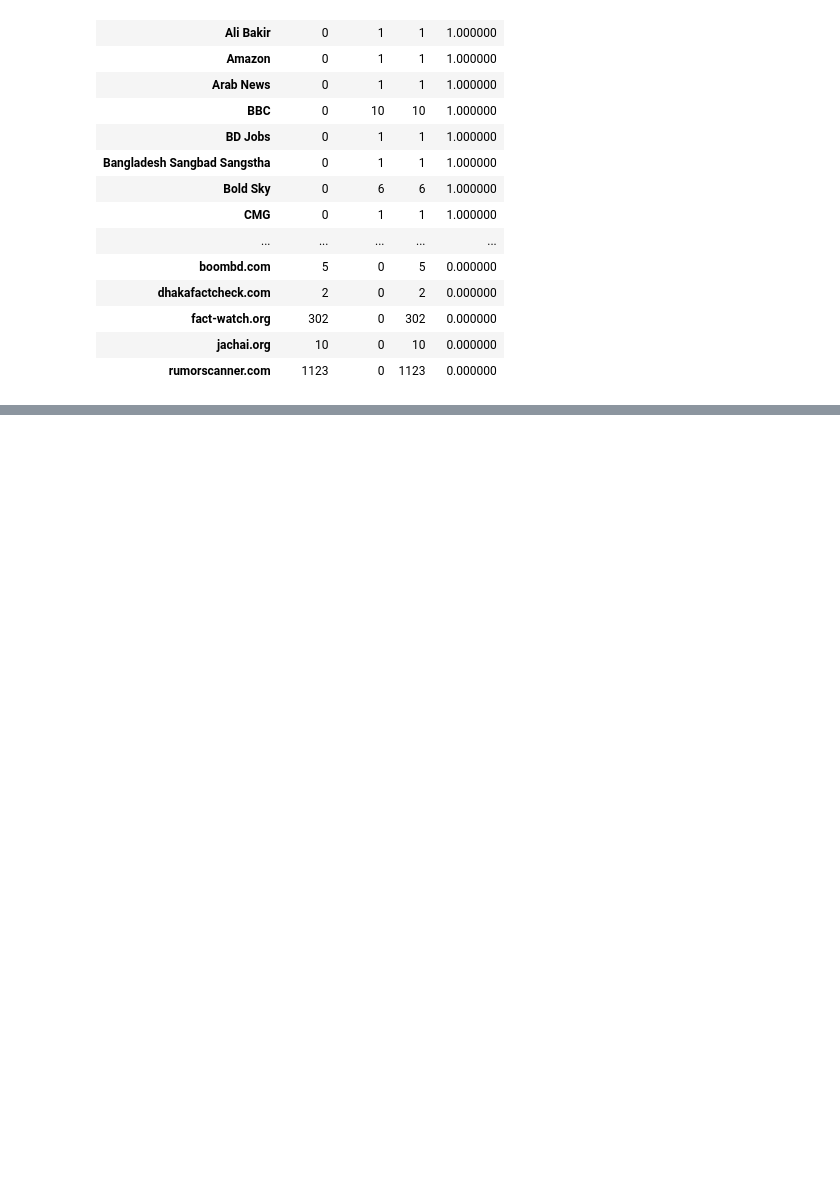
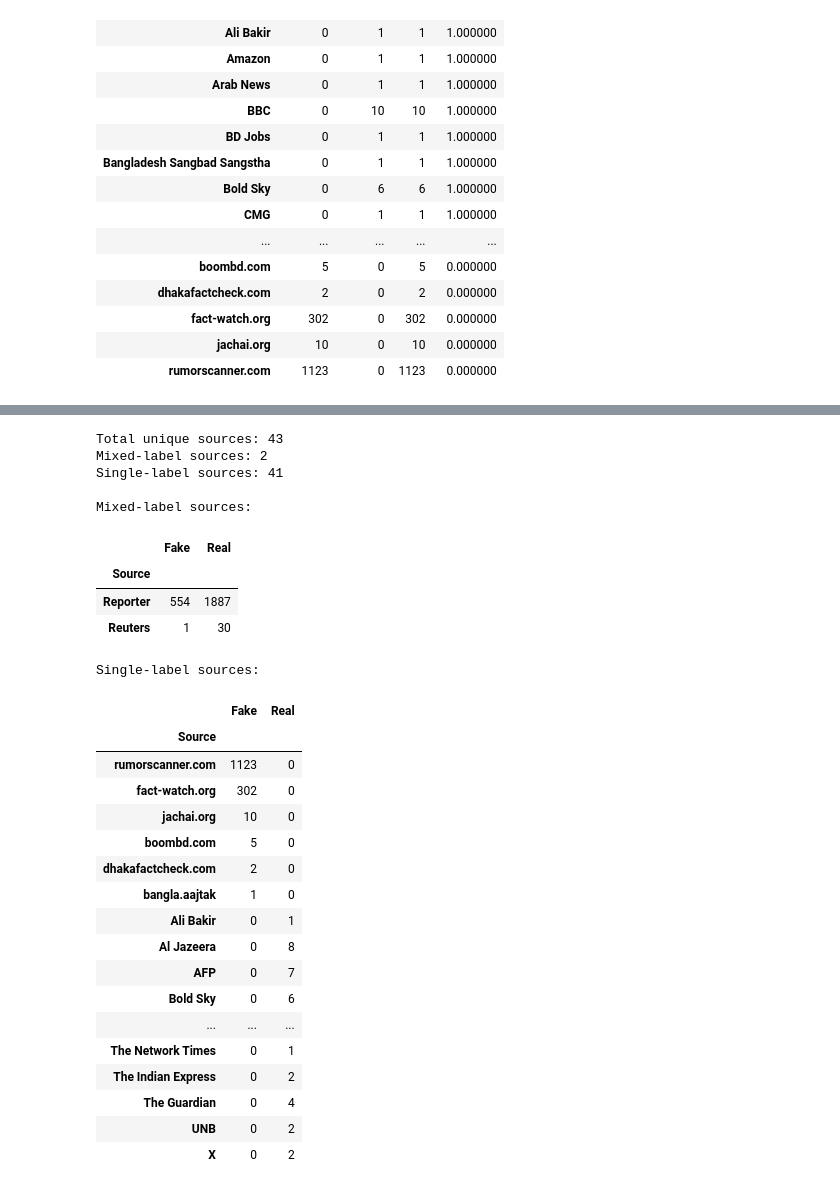
Before and after one commit to jaimulhaque/banglafake-detection, a Jupyter notebook: notebooks/03_research_analysis.ipynb, the cells around one changed output, grey strips where cells are left out. Saved outputs shown, nothing was run; the diff lists cells and outputs as text; code cells hidden in the pictures; blank space fills up the shorter version.

```diff
--- a/notebooks/03_research_analysis.ipynb
+++ b/notebooks/03_research_analysis.ipynb
@@ -1369,0 +1424,64 @@ display(source_label_distribution)
+# %%
+# ============================================================
+# Cell 24: Quantify Source–Label Bias
+# Purpose: Measure how strongly source identity is associated
+#          with Fake/Real labels in the dataset
+# ============================================================
+
+source_label = pd.crosstab(
+    robustness_df["Source"],
+    robustness_df["label"]
+)
+
+source_label.columns = ["Fake", "Real"]
+
+# Sources containing both classes
+mixed_sources = source_label[
+    (source_label["Fake"] > 0) &
+    (source_label["Real"] > 0)
+]
+
+# Sources containing only one class
+single_class_sources = source_label[
+    (source_label["Fake"] == 0) |
+    (source_label["Real"] == 0)
+]
+
+print("Total unique sources:", len(source_label))
+print("Mixed-label sources:", len(mixed_sources))
+print("Single-label sources:", len(single_class_sources))
+
+print("\nMixed-label sources:")
+display(mixed_sources.sort_values("Fake", ascending=False))
+
+print("\nSingle-label sources:")
+display(single_class_sources.sort_values("Fake", ascending=False))
+# %% [output]
+Total unique sources: 43
+Mixed-label sources: 2
+Single-label sources: 41
+
+Mixed-label sources:
+|  | Fake | Real |
+| Source |  |  |
+| Reporter | 554 | 1887 |
+| Reuters | 1 | 30 |
+Single-label sources:
+|  | Fake | Real |
+| Source |  |  |
+| rumorscanner.com | 1123 | 0 |
+| fact-watch.org | 302 | 0 |
+| jachai.org | 10 | 0 |
+| boombd.com | 5 | 0 |
+| dhakafactcheck.com | 2 | 0 |
+| bangla.aajtak | 1 | 0 |
+| Ali Bakir | 0 | 1 |
+| Al Jazeera | 0 | 8 |
+| AFP | 0 | 7 |
+| Bold Sky | 0 | 6 |
+| ... | ... | ... |
+| The Network Times | 0 | 1 |
+| The Indian Express | 0 | 2 |
+| The Guardian | 0 | 4 |
+| UNB | 0 | 2 |
+| X | 0 | 2 |
```
Also changed, not shown: parts of 2 cells of this notebook, 1 other file.
